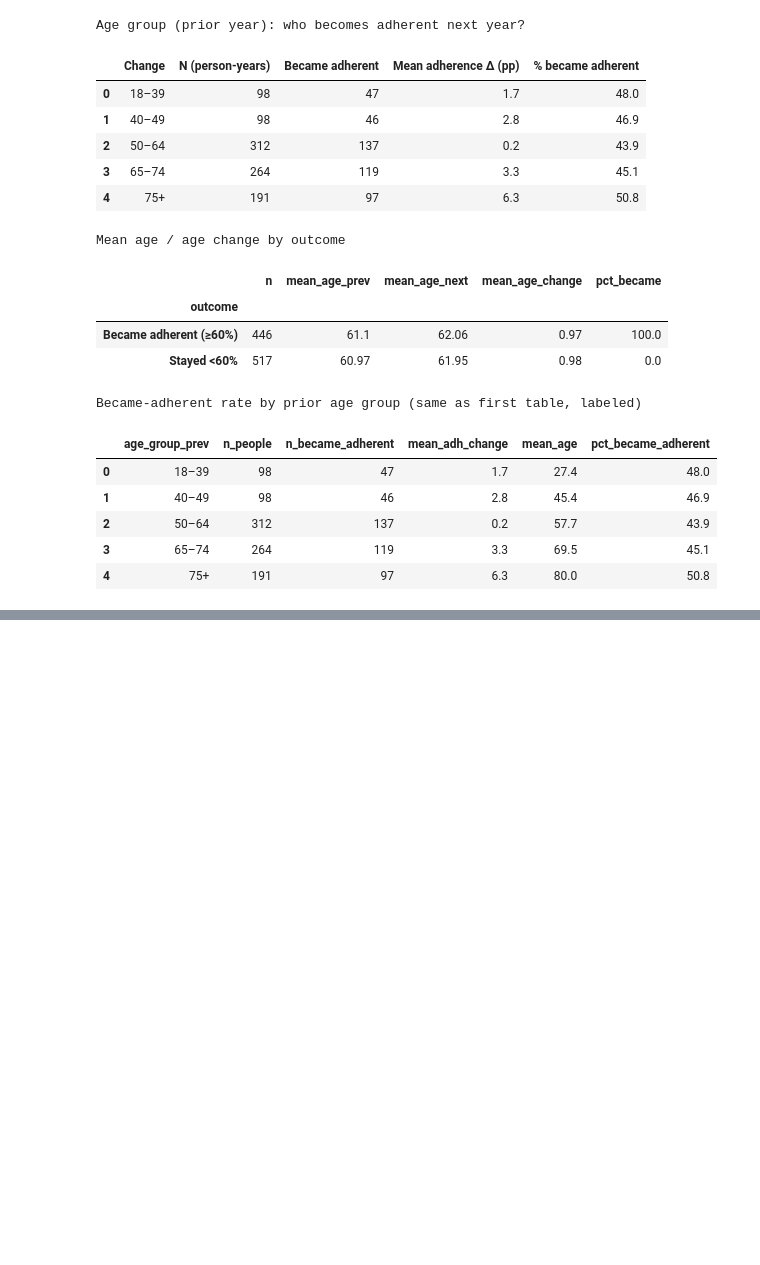
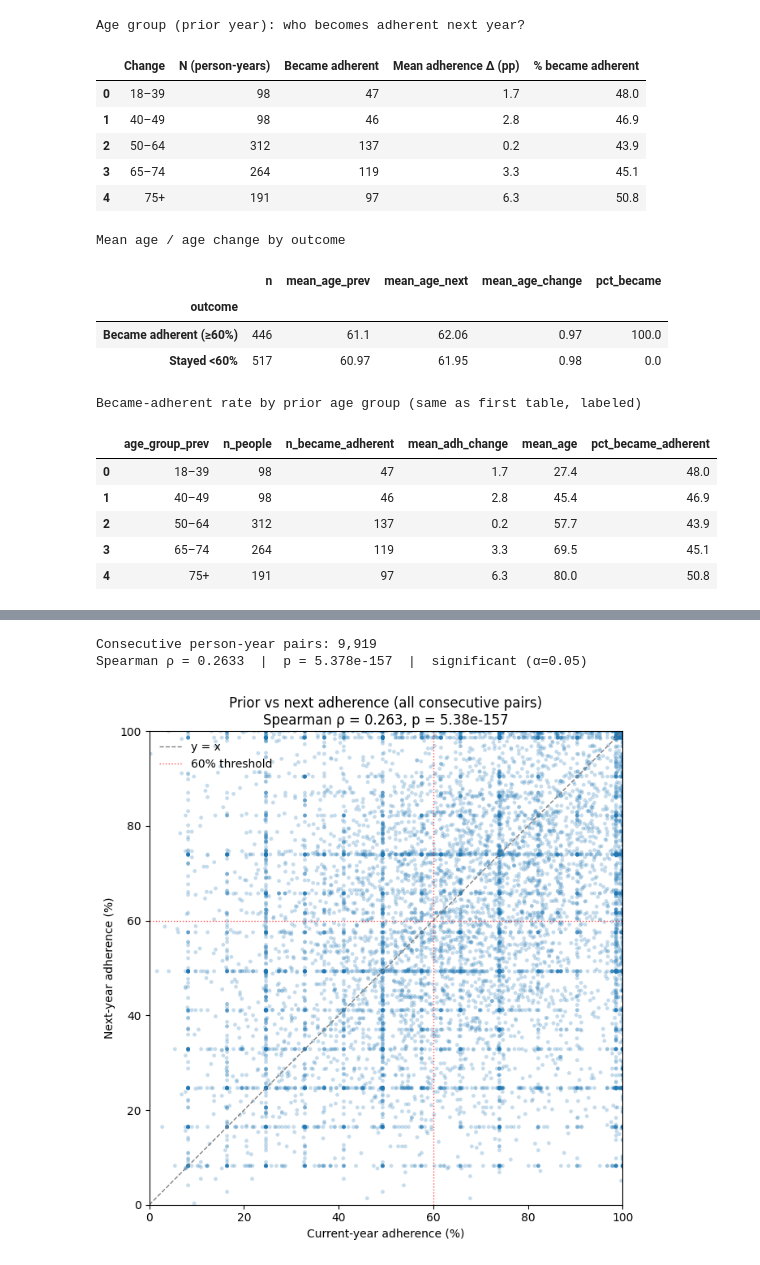
Before and after one commit to FrianaEngineer/Medical-Adherence, a Jupyter notebook: Notebooks/MEPS/meps_adherence_insight.ipynb, the cells around one changed output, grey strips where cells are left out. Drawn from its saved outputs; the diff is of its cells as text; code cells hidden in the pictures; blank space fills up the shorter version.

```diff
--- a/Notebooks/MEPS/meps_adherence_insight.ipynb
+++ b/Notebooks/MEPS/meps_adherence_insight.ipynb
@@ -786,0 +2515,71 @@ Became-adherent rate by prior age group (same as first table, labeled)
+# %%
+# Prior-year vs next-year adherence: scatter + Spearman correlation
+import matplotlib.pyplot as plt
+from scipy import stats
+
+adh_pairs = year_pairs[
+    ["meps_adherence_ratio_prev", "meps_adherence_ratio_next", "YEAR_prev", "YEAR_next"]
+].dropna().copy()
+adh_pairs = adh_pairs.rename(
+    columns={
+        "meps_adherence_ratio_prev": "Adherence current year",
+        "meps_adherence_ratio_next": "Adherence next year",
+    }
+)
+
+rho, p_spearman = stats.spearmanr(
+    adh_pairs["Adherence current year"],
+    adh_pairs["Adherence next year"],
+)
+
+print(
+    f"Consecutive person-year pairs: {len(adh_pairs):,}\n"
+    f"Spearman ρ = {rho:.4f}  |  p = {p_spearman:.4g}  |  "
+    f"{'significant' if p_spearman < 0.05 else 'not significant'} (α=0.05)"
+)
+
+fig, ax = plt.subplots(figsize=(7, 7))
+ax.scatter(
+    adh_pairs["Adherence current year"],
+    adh_pairs["Adherence next year"],
+    s=12,
+    alpha=0.25,
+    edgecolors="none",
+)
+ax.plot([0, 100], [0, 100], linestyle="--", linewidth=1, color="gray", label="y = x")
+ax.axvline(60, color="red", linestyle=":", linewidth=1, alpha=0.7)
+ax.axhline(60, color="red", linestyle=":", linewidth=1, alpha=0.7, label="60% threshold")
+ax.set_xlim(0, 100)
+ax.set_ylim(0, 100)
+ax.set_xlabel("Current-year adherence (%)")
+ax.set_ylabel("Next-year adherence (%)")
+ax.set_title(
+    f"Prior vs next adherence (all consecutive pairs)\n"
+    f"Spearman ρ = {rho:.3f}, p = {p_spearman:.2e}"
+)
+ax.legend(loc="upper left", frameon=False)
+ax.set_aspect("equal")
+plt.tight_layout()
+plt.show()
+
+spearman_summary = pd.DataFrame(
+    [
+        {
+            "N pairs": len(adh_pairs),
+            "Spearman ρ": round(rho, 4),
+            "p-value": p_spearman,
+            "Significant (p<0.05)": p_spearman < 0.05,
+            "Mean current-year adherence": round(
+                adh_pairs["Adherence current year"].mean(), 1
+            ),
+            "Mean next-year adherence": round(
+                adh_pairs["Adherence next year"].mean(), 1
+            ),
+        }
+    ]
+)
+display(spearman_summary)
+# %% [output]
+Consecutive person-year pairs: 9,919
+Spearman ρ = 0.2633  |  p = 5.378e-157  |  significant (α=0.05)
+[figure, added]
```
Also changed, not shown: parts of 20 cells of this notebook, 2 other files.
